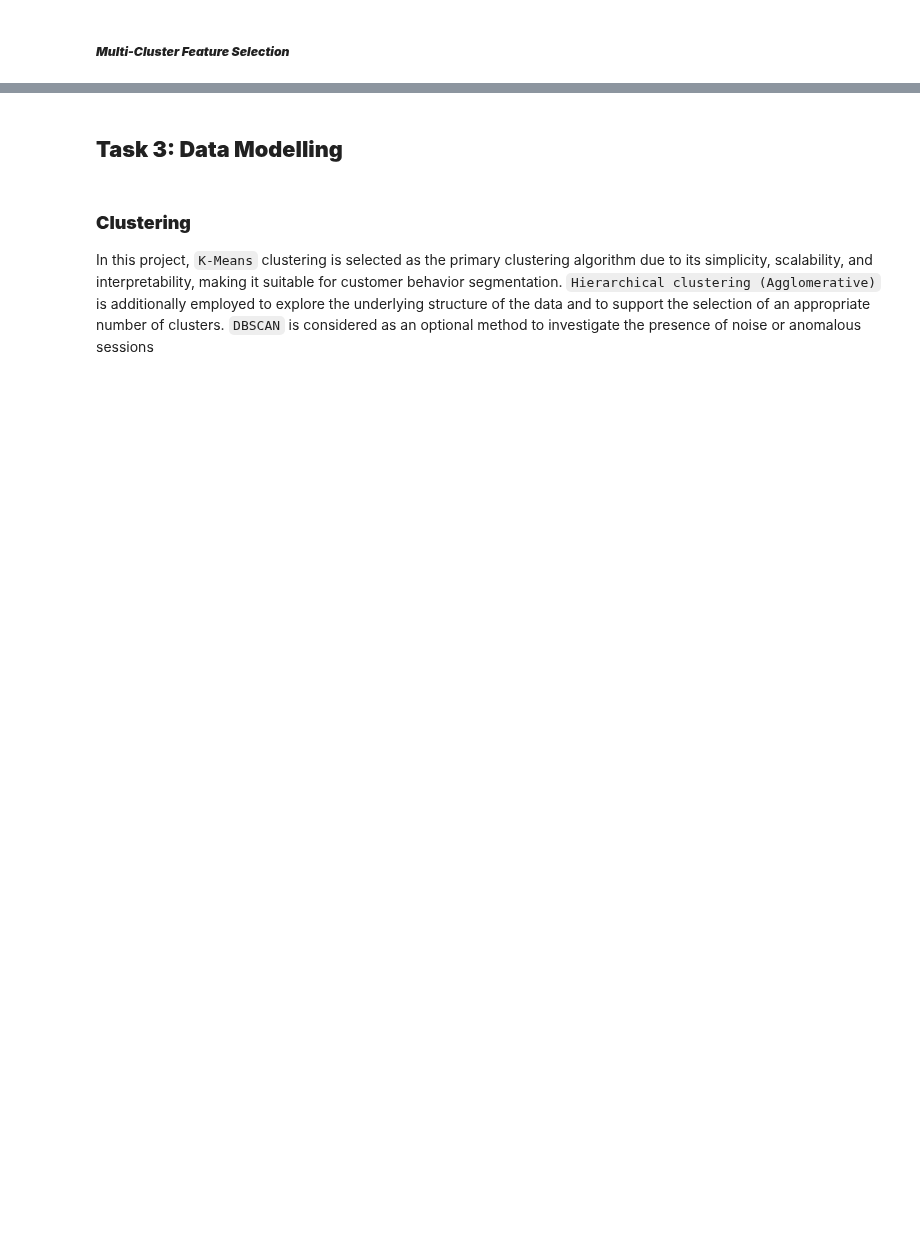
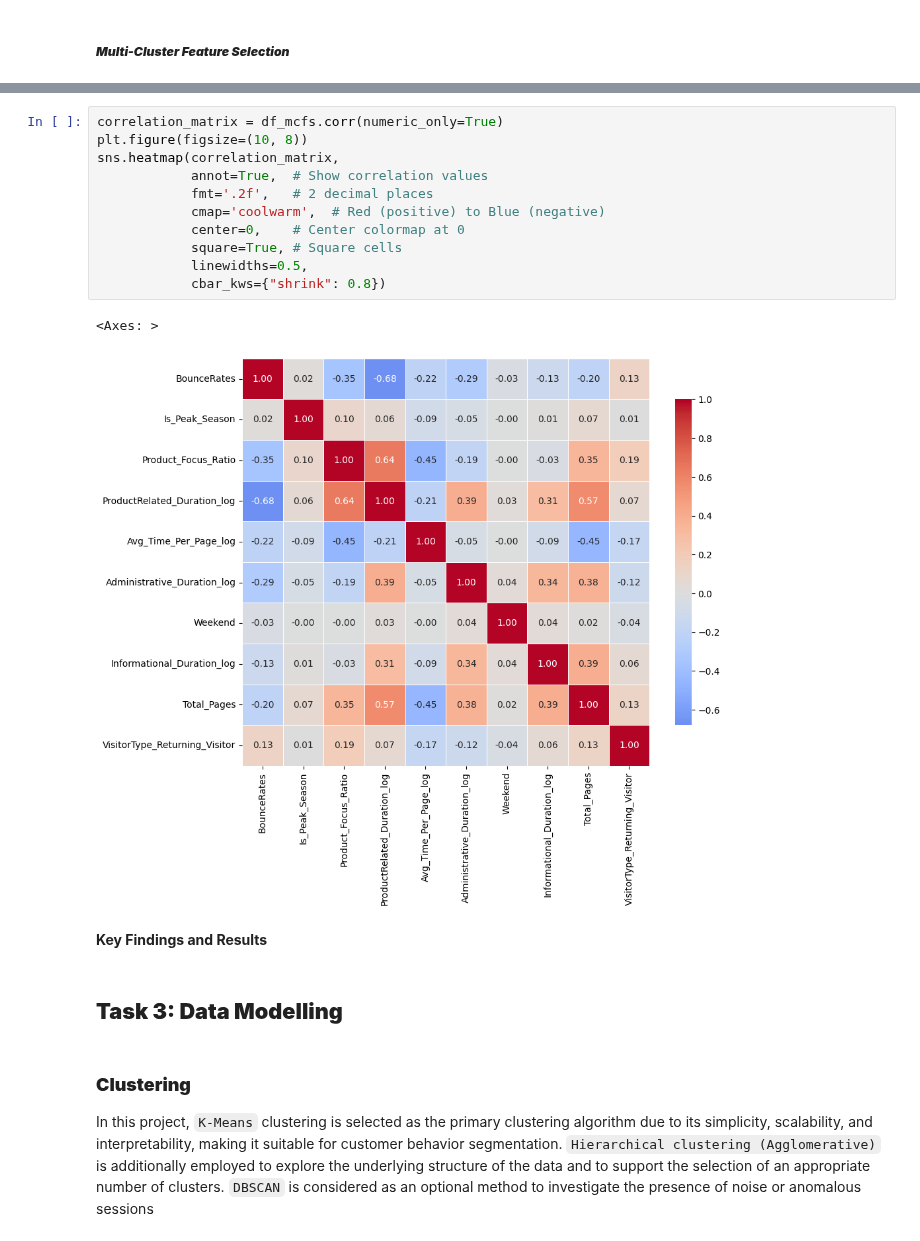
Before and after one commit to JackyDo2005/A3_PDS_RMIT, a Jupyter notebook: Assignment3.ipynb, the cells around one changed output, grey strips where cells are left out. Saved outputs shown, nothing was run; the diff lists cells and outputs as text; blank space fills up the shorter version.

```diff
--- a/Assignment3.ipynb
+++ b/Assignment3.ipynb
@@ -2351,3 +2138,19 @@ qualitative assessment of business interpretability.
+# %%
+correlation_matrix = df_mcfs.corr(numeric_only=True)
+plt.figure(figsize=(10, 8))
+sns.heatmap(correlation_matrix,
+            annot=True,  # Show correlation values
+            fmt='.2f',   # 2 decimal places
+            cmap='coolwarm',  # Red (positive) to Blue (negative)
+            center=0,    # Center colormap at 0
+            square=True, # Square cells
+            linewidths=0.5,
+            cbar_kws={"shrink": 0.8})
+# %% [output]
+<Axes: >
+[figure, added]
+# %% [markdown]
+**Key Findings and Results**
 # %% [markdown]
 ## **Task 3: Data Modelling**
 # %% [markdown]
```
Also changed, not shown: parts of 46 cells of this notebook.
